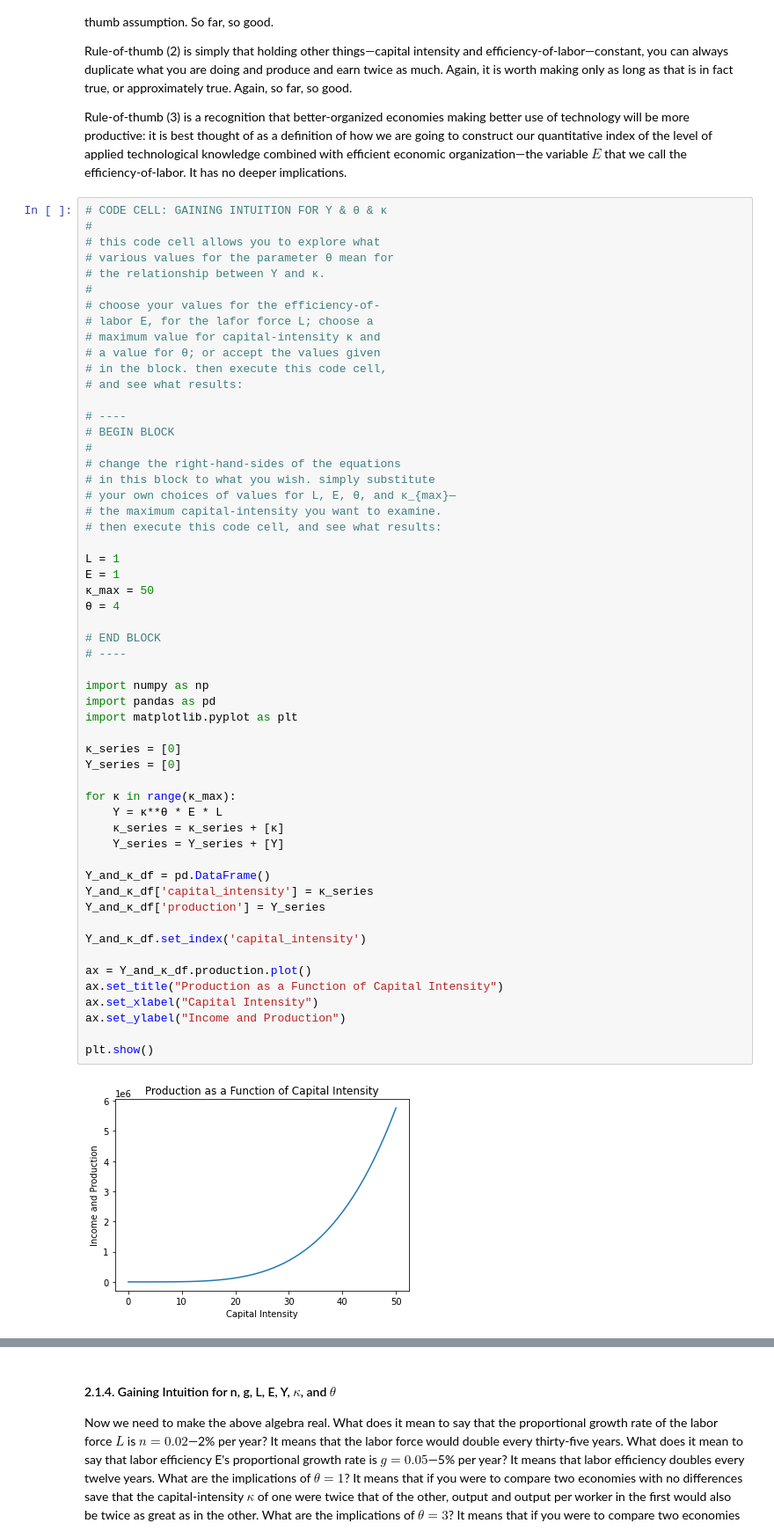
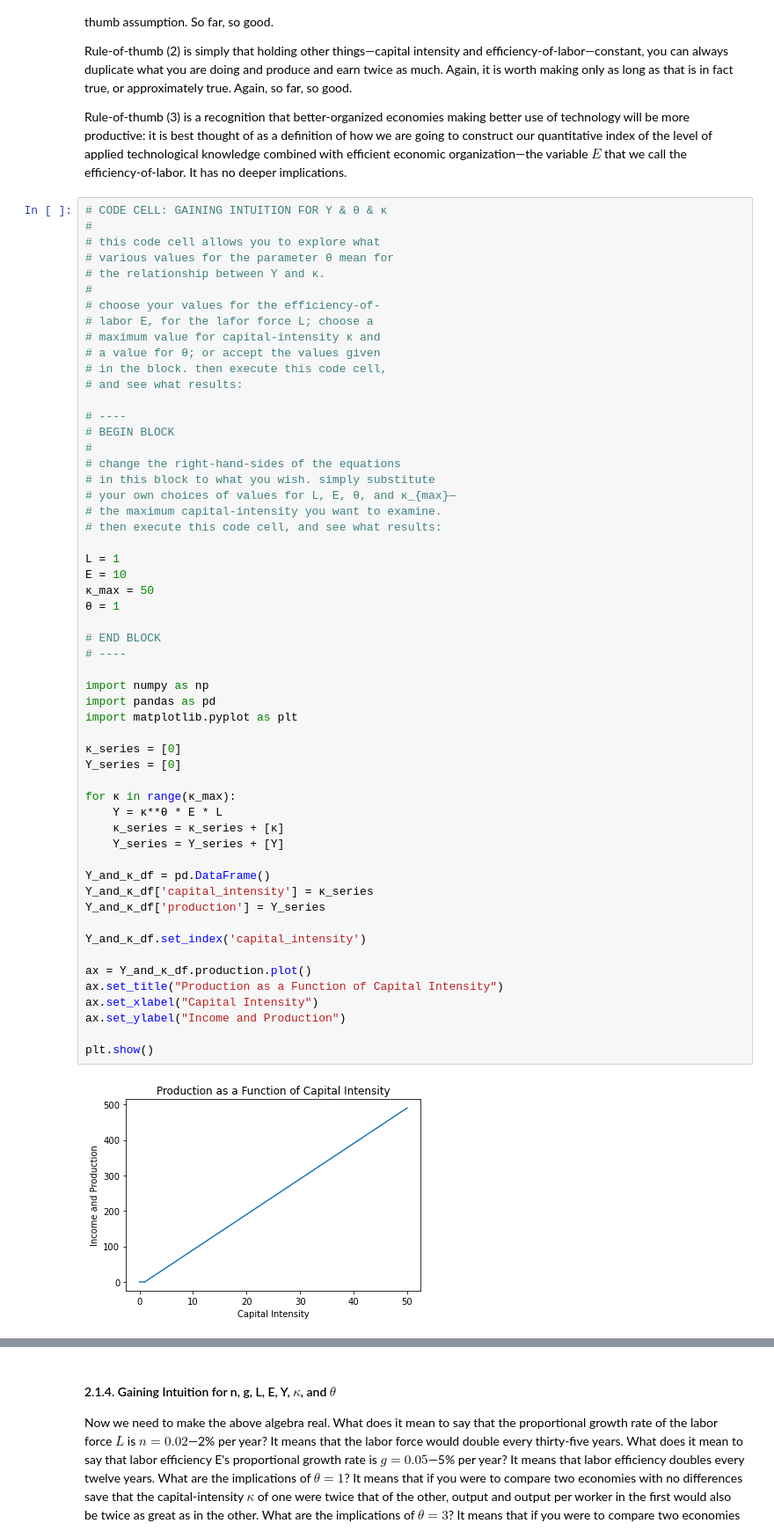
Before and after one commit to braddelong/2022-jupyter, a Jupyter notebook: econ-135-s2022-growth-theory-&-jupyter.ipynb, the cells around one changed output, grey strips where cells are left out. Shown: that part at 88% size. Cells and saved outputs as stored; diff of their text form.

```diff
--- a/econ-135-s2022-growth-theory-&-jupyter.ipynb
+++ b/econ-135-s2022-growth-theory-&-jupyter.ipynb
@@ -865,37 +799,37 @@ Rule-of-thumb (3) is a recognition that better-organized economies making better
 # then execute this code cell, and see what results:
 
 L = 1
-E = 1
+E = 10
 κ_max = 50
-θ = 4
+θ = 1
 
 # END BLOCK
 # ----
 
 import numpy as np
 import pandas as pd
 import matplotlib.pyplot as plt
 
 κ_series = [0]
 Y_series = [0]
 
 for κ in range(κ_max):
     Y = κ**θ * E * L
     κ_series = κ_series + [κ]
     Y_series = Y_series + [Y]
 
 Y_and_κ_df = pd.DataFrame()
 Y_and_κ_df['capital_intensity'] = κ_series
 Y_and_κ_df['production'] = Y_series
 
 Y_and_κ_df.set_index('capital_intensity')
 
 ax = Y_and_κ_df.production.plot()
 ax.set_title("Production as a Function of Capital Intensity")
 ax.set_xlabel("Capital Intensity")
 ax.set_ylabel("Income and Production")
 
 plt.show()
 # %% [output]
-[figure, old version]
+[figure, new version]
 # %% [markdown]
```
Also changed, not shown: parts of 59 cells of this notebook.
